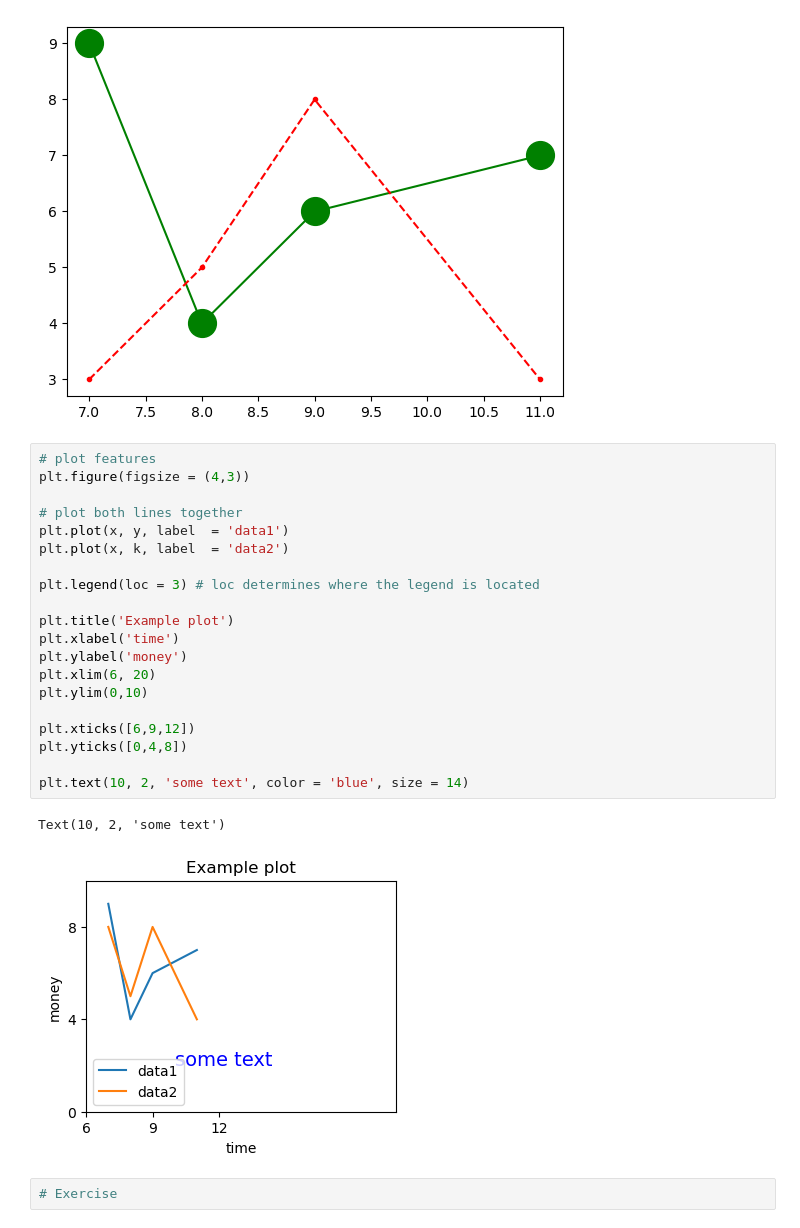
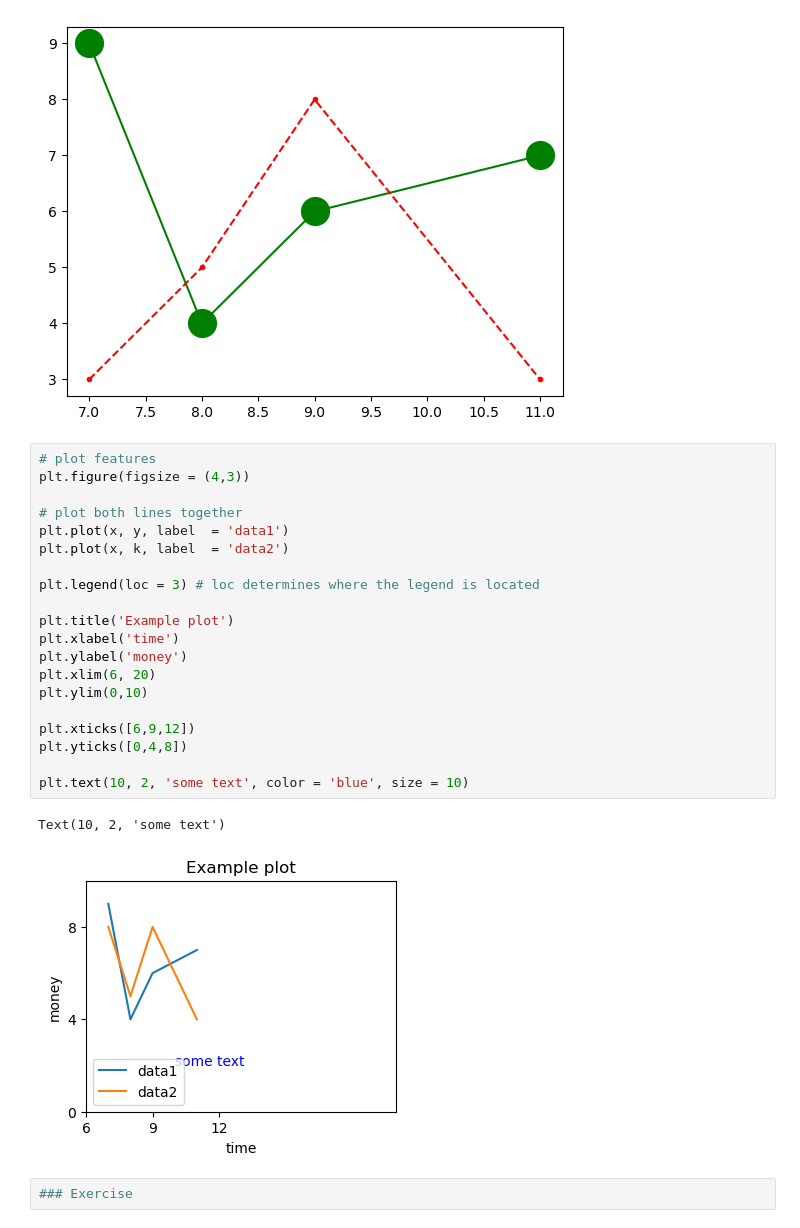
Before and after one commit to gkbichara/Programming-Tools, a Jupyter notebook: Lecture-15/notebook.ipynb, the cells around one changed output. Saved outputs shown, nothing was run; the diff lists cells and outputs as text.

```diff
--- a/Lecture-15/notebook.ipynb
+++ b/Lecture-15/notebook.ipynb
@@ -241,25 +241,25 @@ plt.plot(x, m,'r.--') # the string goes as follows: color, marker, type of line
 # %%
 # plot features
 plt.figure(figsize = (4,3))
 
 # plot both lines together
 plt.plot(x, y, label  = 'data1')
 plt.plot(x, k, label  = 'data2')
 
 plt.legend(loc = 3) # loc determines where the legend is located
 
 plt.title('Example plot')
 plt.xlabel('time')
 plt.ylabel('money')
 plt.xlim(6, 20)
 plt.ylim(0,10)
 
 plt.xticks([6,9,12])
 plt.yticks([0,4,8])
 
-plt.text(10, 2, 'some text', color = 'blue', size = 14)
+plt.text(10, 2, 'some text', color = 'blue', size = 10)
 # %% [output]
 Text(10, 2, 'some text')
-[figure, old version]
+[figure, new version]
 # %%
-# Exercise
+### Exercise
```
Also changed, not shown: parts of 3 cells of this notebook.
